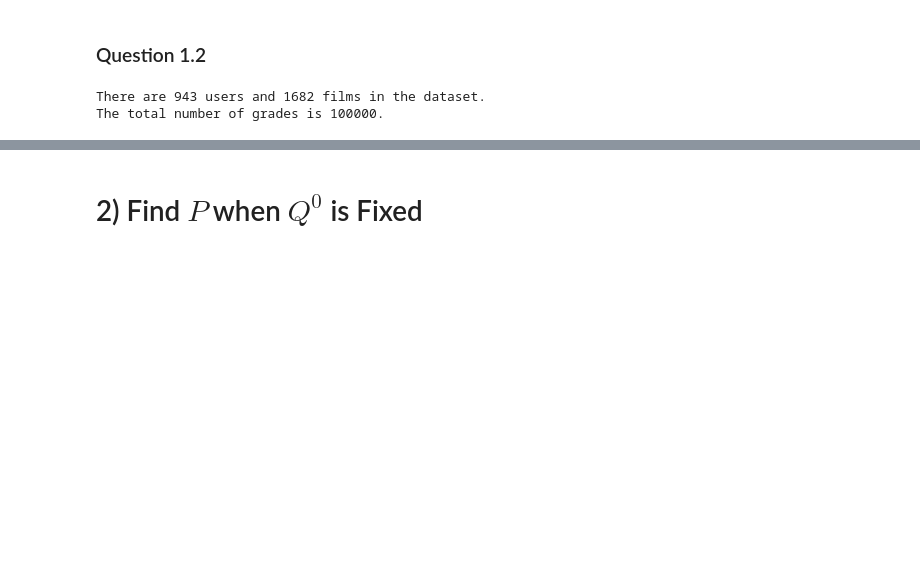
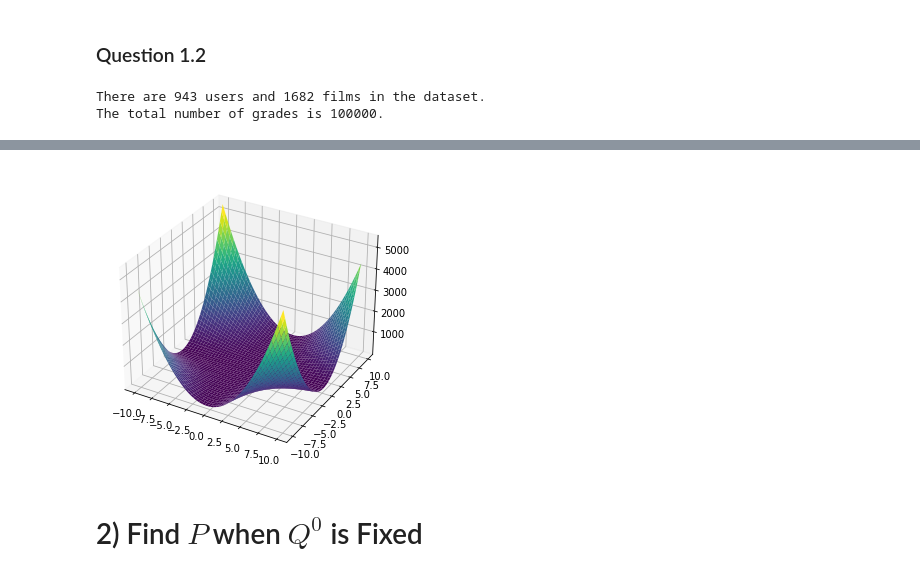
Before and after one commit to daniel-deutsch/SD-TSIA211, a Jupyter notebook: main.ipynb, the cells around one changed output, grey strips where cells are left out. Cells and saved outputs as stored; diff of their text form; code cells hidden in the pictures; blank space fills up the shorter version.

```diff
--- a/main.ipynb
+++ b/main.ipynb
@@ -49,3 +65,15 @@ The total number of grades is 100000.
+# %%
+fig = plt.figure(1)
+ax = Axes3D(fig)
+
+X = np.arange(-10, 10, 0.1)
+Y = np.arange(-10, 10, 0.1)
+X, Y = np.meshgrid(X, Y)
+Z = (5 - X*Y)**2/2. + rho/2.*(X**2 + Y**2)
+ax.plot_surface(X, Y, Z, cmap='viridis')
+plt.show()
+# %% [output]
+[figure, added]
 # %% [markdown]
 # 2) Find $P$ when $Q^0$ is Fixed
 # %% [markdown]
```
Also changed, not shown: parts of 23 cells of this notebook.
